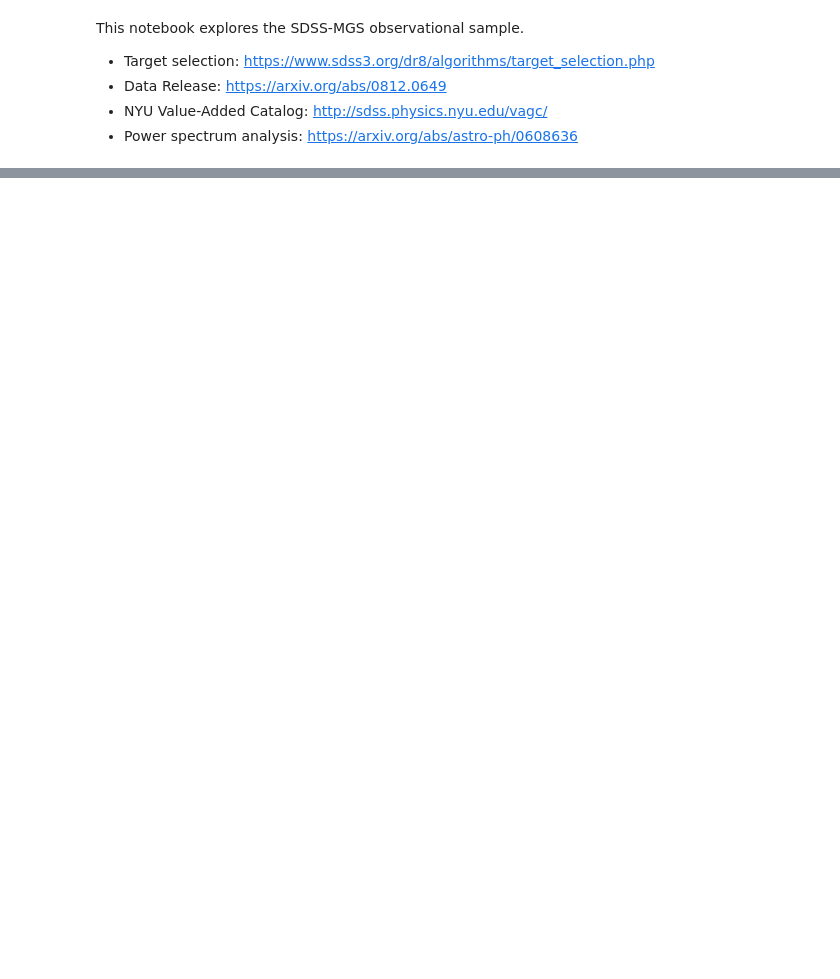
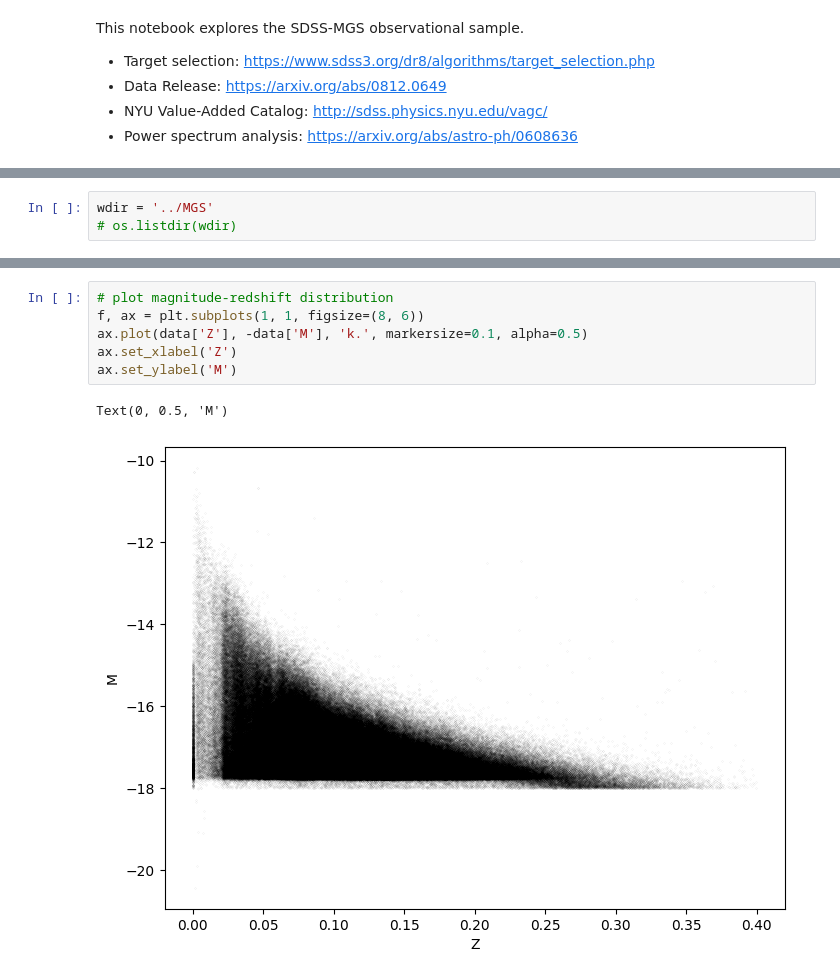
Before and after one commit to maho3/ltu-connect, a Jupyter notebook: sdss_mgs/explore_mgs.ipynb, the cells around one changed output, grey strips where cells are left out. Saved outputs shown, nothing was run; the diff lists cells and outputs as text; blank space fills up the shorter version.

```diff
--- a/sdss_mgs/explore_mgs.ipynb
+++ b/sdss_mgs/explore_mgs.ipynb
@@ -115,0 +34,3 @@ ax.plot(x, y, 'k.', markersize=0.1, alpha=0.5)
+# %%
+wdir = '../MGS'
+# os.listdir(wdir)
@@ -115,0 +176,9 @@ ax.plot(x, y, 'k.', markersize=0.1, alpha=0.5)
+# %%
+# plot magnitude-redshift distribution
+f, ax = plt.subplots(1, 1, figsize=(8, 6))
+ax.plot(data['Z'], -data['M'], 'k.', markersize=0.1, alpha=0.5)
+ax.set_xlabel('Z')
+ax.set_ylabel('M')
+# %% [output]
+Text(0, 0.5, 'M')
+[figure, added]
```
Also changed, not shown: parts of 45 cells of this notebook, 1 other file.
